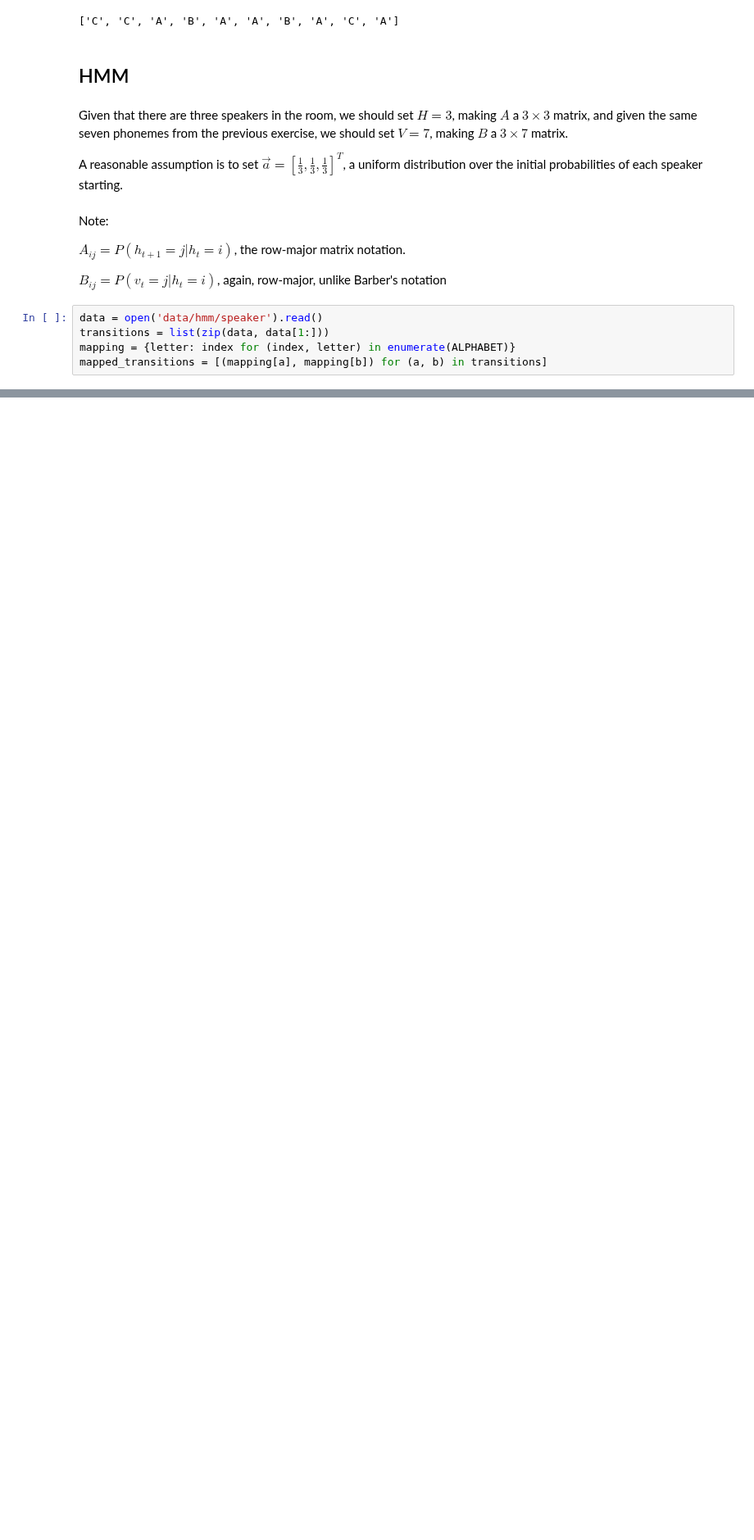
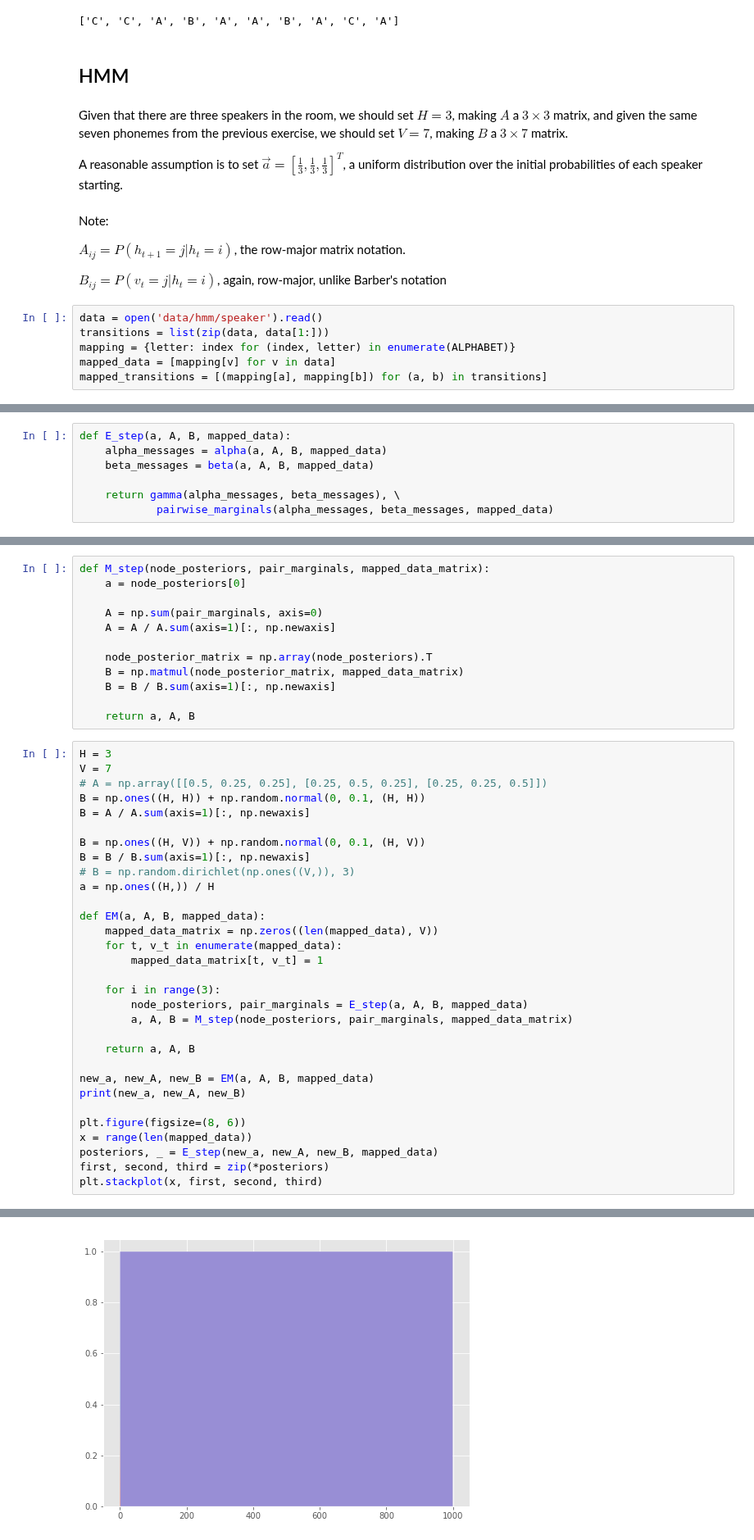
Before and after one commit to guydav/minerva, a Jupyter notebook: notebooks/CS156/11.X Markov Models.ipynb, the cells around one changed output, grey strips where cells are left out. Shown at 82% size. Saved outputs shown, nothing was run; the diff lists cells and outputs as text; blank space fills up the shorter version.

```diff
--- a/notebooks/CS156/11.X Markov Models.ipynb
+++ b/notebooks/CS156/11.X Markov Models.ipynb
@@ -154,4 +162,5 @@ $B_{ij} = P(v_t = j | h_t = i)$, again, row-major, unlike Barber's notation
 data = open('data/hmm/speaker').read()
 transitions = list(zip(data, data[1:]))
 mapping = {letter: index for (index, letter) in enumerate(ALPHABET)}
+mapped_data = [mapping[v] for v in data]
 mapped_transitions = [(mapping[a], mapping[b]) for (a, b) in transitions]
@@ -245,0 +248,7 @@ array([[ 0.14285714,  0.14285714,  0.14285714,  0.14285714,  0.14285714,
+# %%
+def E_step(a, A, B, mapped_data):
+    alpha_messages = alpha(a, A, B, mapped_data)
+    beta_messages = beta(a, A, B, mapped_data)
+
+    return gamma(alpha_messages, beta_messages), \
+            pairwise_marginals(alpha_messages, beta_messages, mapped_data)
@@ -245,0 +266,44 @@ array([[ 0.14285714,  0.14285714,  0.14285714,  0.14285714,  0.14285714,
+# %%
+def M_step(node_posteriors, pair_marginals, mapped_data_matrix):
+    a = node_posteriors[0]
+
+    A = np.sum(pair_marginals, axis=0)
+    A = A / A.sum(axis=1)[:, np.newaxis]
+
+    node_posterior_matrix = np.array(node_posteriors).T
+    B = np.matmul(node_posterior_matrix, mapped_data_matrix)
+    B = B / B.sum(axis=1)[:, np.newaxis]
+
+    return a, A, B
+# %%
+H = 3
+V = 7
+# A = np.array([[0.5, 0.25, 0.25], [0.25, 0.5, 0.25], [0.25, 0.25, 0.5]])
+B = np.ones((H, H)) + np.random.normal(0, 0.1, (H, H))
+B = A / A.sum(axis=1)[:, np.newaxis]
+
+B = np.ones((H, V)) + np.random.normal(0, 0.1, (H, V))
+B = B / B.sum(axis=1)[:, np.newaxis]
+# B = np.random.dirichlet(np.ones((V,)), 3)
+a = np.ones((H,)) / H
+
+def EM(a, A, B, mapped_data):
+    mapped_data_matrix = np.zeros((len(mapped_data), V))
+    for t, v_t in enumerate(mapped_data):
+        mapped_data_matrix[t, v_t] = 1
+
+    for i in range(3):
+        node_posteriors, pair_marginals = E_step(a, A, B, mapped_data)
+        a, A, B = M_step(node_posteriors, pair_marginals, mapped_data_matrix)
+
+    return a, A, B
+
+new_a, new_A, new_B = EM(a, A, B, mapped_data)
+print(new_a, new_A, new_B)
+
+plt.figure(figsize=(8, 6))
+x = range(len(mapped_data))
+posteriors, _ = E_step(new_a, new_A, new_B, mapped_data)
+first, second, third = zip(*posteriors)
+plt.stackplot(x, first, second, third)
+# %% [output]
@@ -245,0 +321 @@ array([[ 0.14285714,  0.14285714,  0.14285714,  0.14285714,  0.14285714,
+[figure, added]
```
Also changed, not shown: parts of 21 cells of this notebook, 2 other files.
